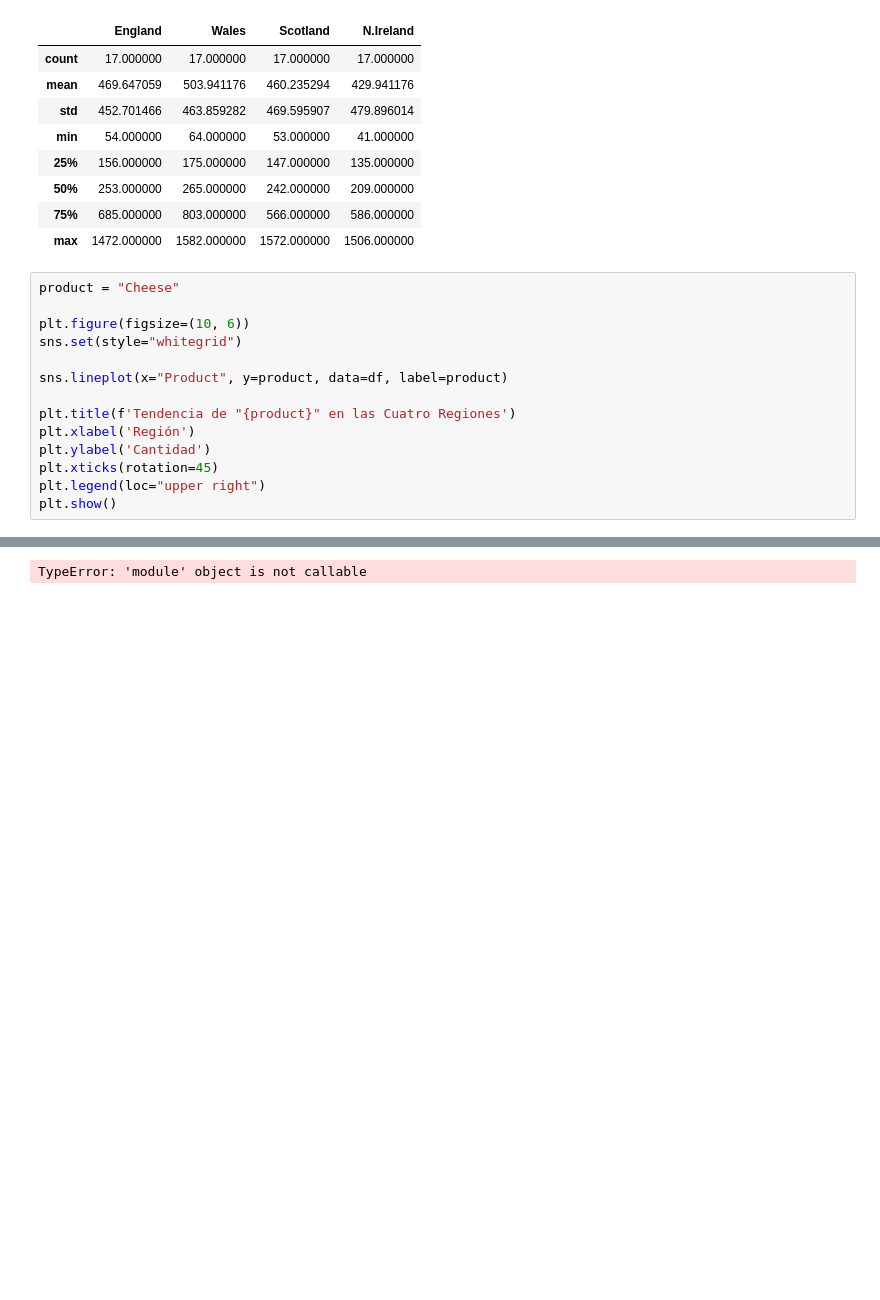
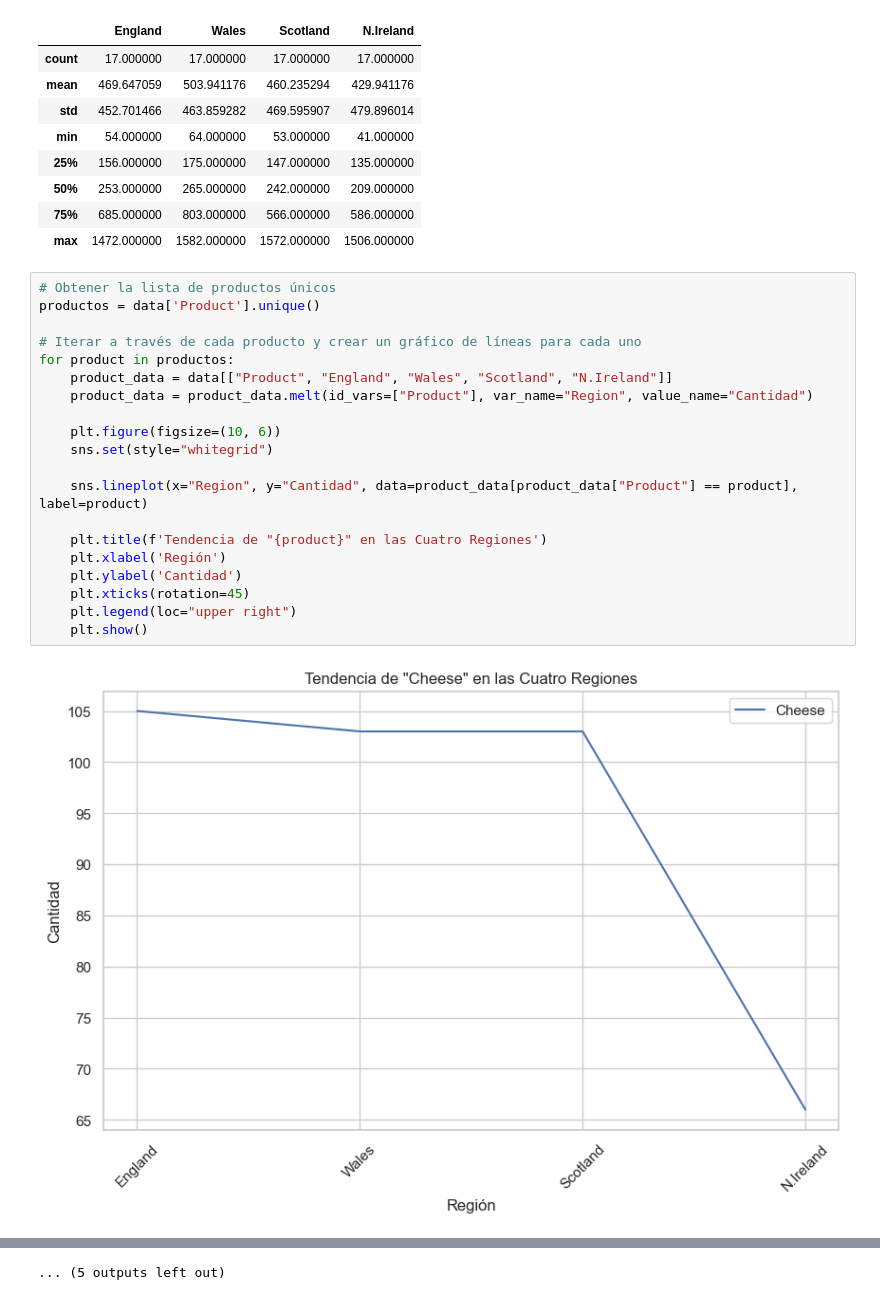
Before and after one commit to dele20361/Lab5_DS, a Jupyter notebook: Lab5_DS.ipynb, the cells around one changed output, grey strips where cells are left out. Saved outputs shown, nothing was run; the diff lists cells and outputs as text; blank space fills up the shorter version.

```diff
--- a/Lab5_DS.ipynb
+++ b/Lab5_DS.ipynb
@@ -50,17 +52,24 @@ data.describe()
 | 75% | 685.000000 | 803.000000 | 566.000000 | 586.000000 |
 | max | 1472.000000 | 1582.000000 | 1572.000000 | 1506.000000 |
 # %%
-product = "Cheese"
+# Obtener la lista de productos únicos
+productos = data['Product'].unique()
 
-plt.figure(figsize=(10, 6))
-sns.set(style="whitegrid")
+# Iterar a través de cada producto y crear un gráfico de líneas para cada uno
+for product in productos:
+    product_data = data[["Product", "England", "Wales", "Scotland", "N.Ireland"]]
+    product_data = product_data.melt(id_vars=["Product"], var_name="Region", value_name="Cantidad")
 
-sns.lineplot(x="Product", y=product, data=df, label=product)
+    plt.figure(figsize=(10, 6))
+    sns.set(style="whitegrid")
 
-plt.title(f'Tendencia de "{product}" en las Cuatro Regiones')
-plt.xlabel('Región')
-plt.ylabel('Cantidad')
-plt.xticks(rotation=45)
-plt.legend(loc="upper right")
-plt.show()
+    sns.lineplot(x="Region", y="Cantidad", data=product_data[product_data["Product"] == product], label=product)
+
+    plt.title(f'Tendencia de "{product}" en las Cuatro Regiones')
+    plt.xlabel('Región')
+    plt.ylabel('Cantidad')
+    plt.xticks(rotation=45)
+    plt.legend(loc="upper right")
+    plt.show()
 # %% [output]
+[figure, added]
@@ -67 +87 @@ plt.show()
-TypeError: 'module' object is not callable
+... (5 outputs left out)
```
Also changed, not shown: parts of 8 cells of this notebook.
